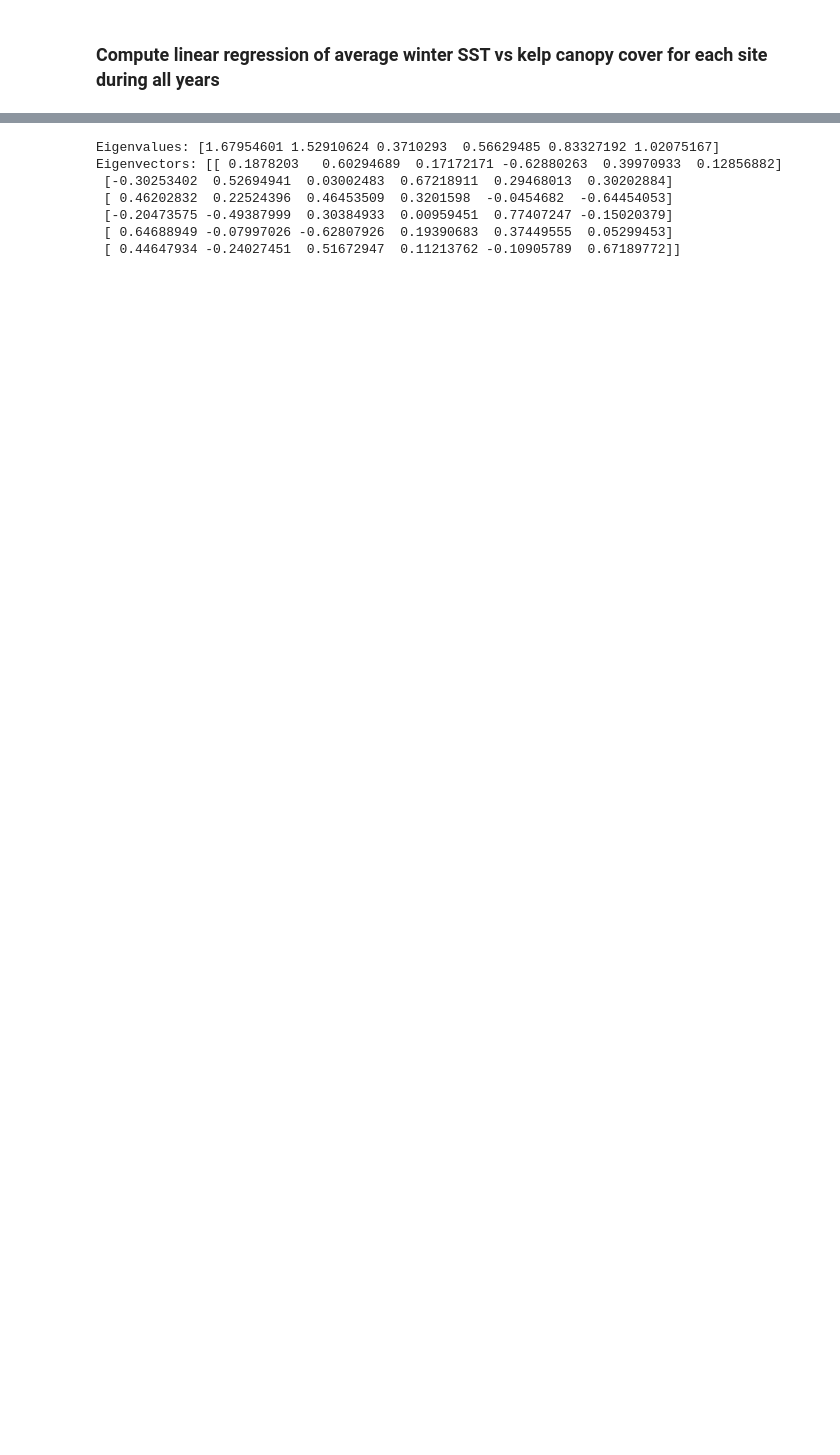
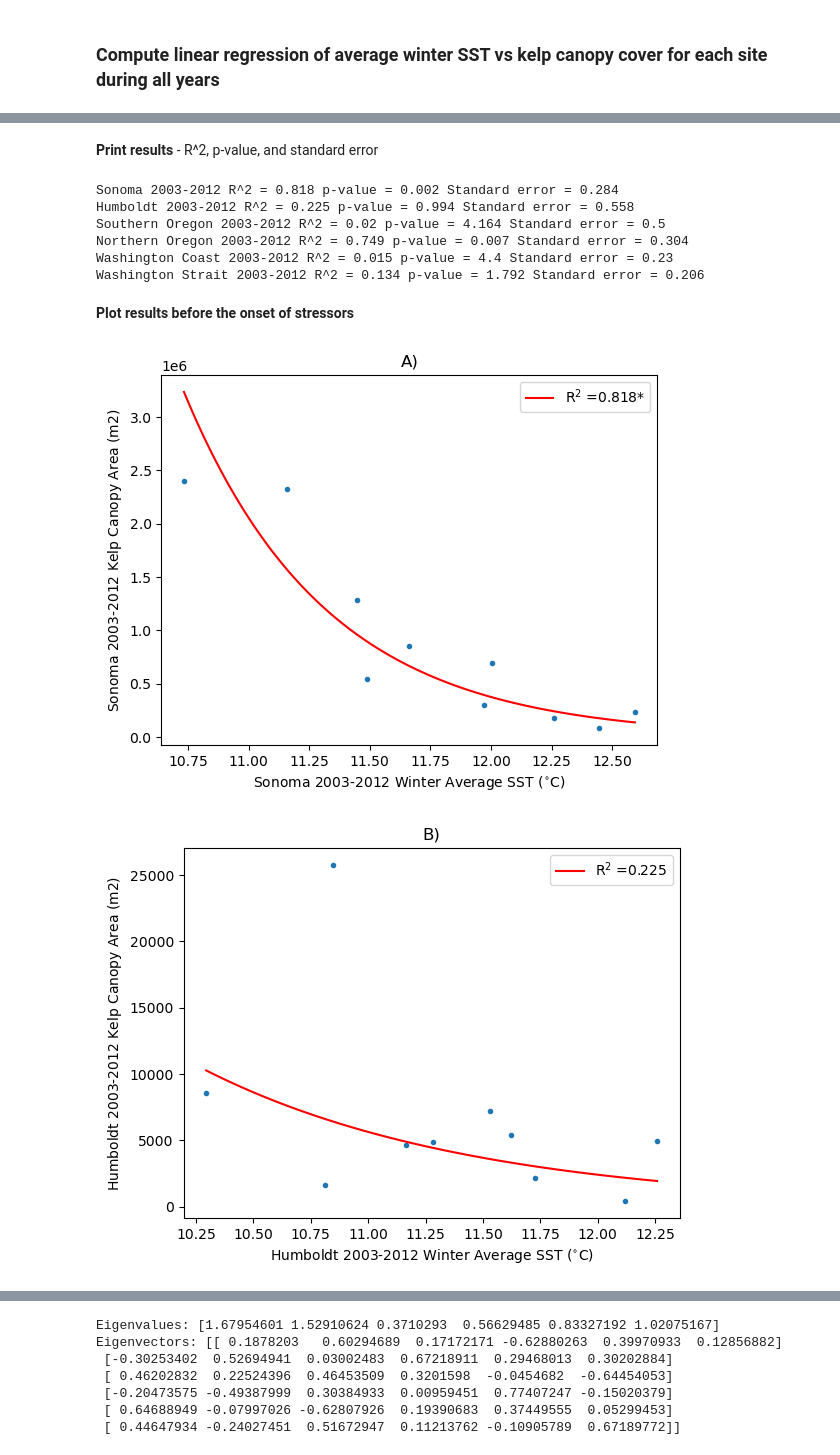
Before and after one commit to madimckayy/MS263_FinalProject, a Jupyter notebook: McKay_FinalProject.ipynb, the cells around one changed output, grey strips where cells are left out. Cells and saved outputs as stored; diff of their text form; code cells hidden in the pictures; blank space fills up the shorter version.

```diff
--- a/McKay_FinalProject.ipynb
+++ b/McKay_FinalProject.ipynb
@@ -211,0 +241,42 @@ I am wondering if there is a statistical test to compare the R^2 values between
+# %%
+Sonoma_result_prior = stats.linregress(Sonoma_sst['SST'][0:10], np.log(Sonoma_Q3['kelp_area_m2'][0:10]))
+
+Humboldt_result_prior = stats.linregress(Humboldt_sst['SST'][0:10], np.log(Humboldt_Q3['kelp_area_m2'][0:10]))
+
+OR_S_result_prior = stats.linregress(OR_S_sst['SST'][0:10], np.log(OR_S_Q3['kelp_area_m2'][0:10]))
+
+OR_N_result_prior = stats.linregress(OR_N_sst['SST'][0:10], np.log(OR_N_Q3['kelp_area_m2'][0:10]))
+
+WA_coast_result_prior = stats.linregress(WA_coast_sst['SST'][0:10], np.log(WA_coast_Q3['kelp_area_m2'][0:10]))
+
+WA_strait_result_prior = stats.linregress(WA_strait_sst['SST'][0:10], np.log(WA_strait_Q3['kelp_area_m2'][0:10]))
+# %% [markdown]
+**Print results** - R^2, p-value, and standard error
+# %%
+site_result_prior = [[Sonoma_result_prior,'Sonoma 2003-2012', 'A)'],[Humboldt_result_prior, 'Humboldt 2003-2012', 'B)'],
+                     [OR_S_result_prior, 'Southern Oregon 2003-2012', 'C)'], [OR_N_result_prior, 'Northern Oregon 2003-2012', 'D)'],
+                     [WA_coast_result_prior, 'Washington Coast 2003-2012', 'E)'],
+                     [WA_strait_result_prior, 'Washington Strait 2003-2012', 'F)']]
+
+from Models import printing_results
+
+printing_results(site_result_prior)
+# %% [output]
+Sonoma 2003-2012 R^2 = 0.818 p-value = 0.002 Standard error = 0.284
+Humboldt 2003-2012 R^2 = 0.225 p-value = 0.994 Standard error = 0.558
+Southern Oregon 2003-2012 R^2 = 0.02 p-value = 4.164 Standard error = 0.5
+Northern Oregon 2003-2012 R^2 = 0.749 p-value = 0.007 Standard error = 0.304
+Washington Coast 2003-2012 R^2 = 0.015 p-value = 4.4 Standard error = 0.23
+Washington Strait 2003-2012 R^2 = 0.134 p-value = 1.792 Standard error = 0.206
+# %% [markdown]
+**Plot results before the onset of stressors**
+# %%
+all_data_prior = [[Sonoma_Q3[0:10], Sonoma_sst[0:10],'Sonoma'],[Humboldt_Q3[0:10], Humboldt_sst[0:10], 'Humboldt'],
+                  [OR_S_Q3[0:10], OR_S_sst[0:10], 'Southern Oregon'], [OR_N_Q3[0:10], OR_N_sst[0:10], 'Northern Oregon'],
+                  [WA_coast_Q3[0:10], WA_coast_sst[0:10], 'Washington Coast'],
+                  [WA_strait_Q3[0:10], WA_strait_sst[0:10], 'Washington Strait']]
+
+plotting_model(site_result_prior, all_data_prior)
+# %% [output]
+[figure, added]
+[figure, added]
```
Also changed, not shown: parts of 88 cells of this notebook, 3 other files.
